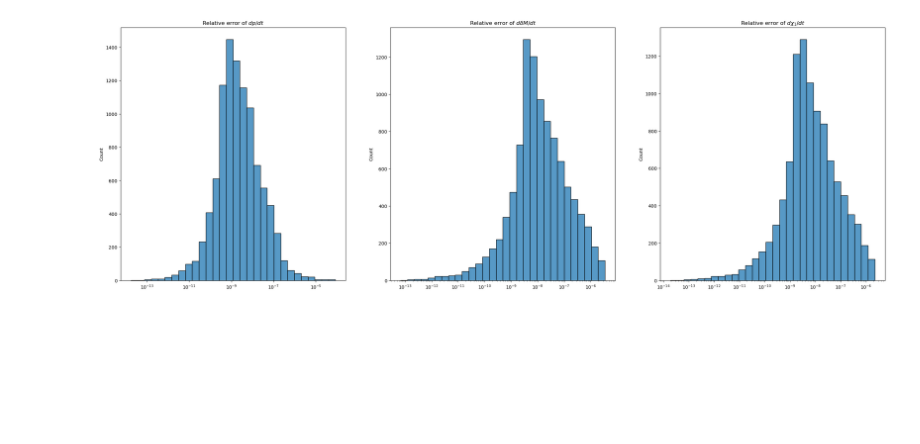
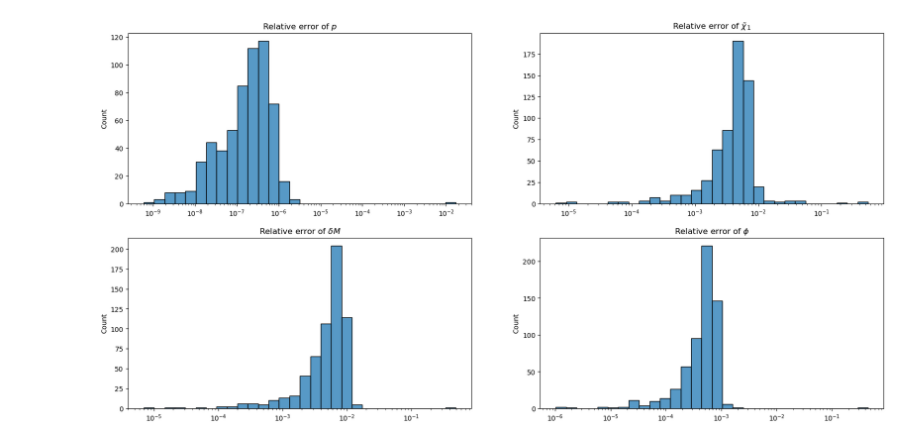
Before and after one commit to joshbmat/Few_1PAT1R_Scripts, a Jupyter notebook: validation/TrajectoryValidation/ODE.ipynb, the cells around one changed output. Cells and saved outputs as stored; diff of their text form; code cells hidden in the pictures; blank space fills up the shorter version.

```diff
--- a/validation/TrajectoryValidation/ODE.ipynb
+++ b/validation/TrajectoryValidation/ODE.ipynb
@@ -6,0 +26,10 @@ The autoreload extension is already loaded. To reload it, use:
+# %%
+ode_values = []
+for i in range(N_TESTS):
+    ode.add_fixed_parameters(m1[i], m2[i], chi1[i], [chi2[i]])
+    ode_values.append(ode.evaluate_rhs([p[i], 0.0, 1.0, 0.0, 0.0, 0.0, deltaM[i], 0.0]))
+ode_values = np.array(ode_values)
+
+Fp_RelativeError = np.abs(1 - nu*ode_values[:,0]/Fp_WaSABI)
+FdeltaM_RelativeError = np.abs(1 - nu*ode_values[:,-2]/FdeltaM_WaSABI)
+Fchit1_RelativeError = np.abs(1 - nu*ode_values[:,-1]/Fchit1_WaSABI)
@@ -37,13 +113,21 @@ Fchit1_RelativeError = np.abs(1 - nu*ode_values[:,-1]/Fchit1_WaSABI)
+# %%
+p_RelativeError = np.abs((p_FEW - p_WaSABI) / p_WaSABI)
+deltaM_RelativeError = np.abs((deltaM_FEW - deltaM_WaSABI) / deltaM_WaSABI)
+chit1_RelativeError = np.abs((deltachit1_FEW - deltachit1_WaSABI) / deltachit1_WaSABI)
+phi_RelativeError = np.abs((phi_FEW - phi_WaSABI) / phi_WaSABI)
+phi_AbsoluteError = np.abs(phi_FEW - phi_WaSABI)
 # %%
-fig, axs = plt.subplots(1,3,figsize=(30,10))
+fig, axs = plt.subplots(2,2,figsize=(20,10))
 
-sns.histplot(Fp_RelativeError, bins=30, log_scale=True, ax=axs[0])
-axs[0].set(title=rf'Relative error of $dp/dt$')
-sns.histplot(FdeltaM_RelativeError, bins=30, log_scale=True, ax=axs[1])
-axs[1].set(title=rf'Relative error of $d\delta M/dt$')
-sns.histplot(Fchit1_RelativeError, bins=30, log_scale=True, ax=axs[2])
-axs[2].set(title=rf'Relative error of $d\chi_1/dt$')
+sns.histplot(p_RelativeError, bins=30, log_scale=True, ax=axs[0, 0])
+axs[0, 0].set(title=rf'Relative error of $p$')
+sns.histplot(deltaM_RelativeError, bins=30, log_scale=True, ax=axs[1, 0])
+axs[1, 0].set(title=rf'Relative error of $\delta M$')
+sns.histplot(chit1_RelativeError, bins=30, log_scale=True, ax=axs[0, 1])
+axs[0, 1].set(title=rf'Relative error of $\tilde\chi_1$')
+sns.histplot(phi_RelativeError, bins=30, log_scale=True, ax=axs[1, 1])
+axs[1, 1].set(title=rf'Relative error of $\phi$')
 
 plt.show()
 # %% [output]
-[figure, old version]
+[figure, new version]
```
Also changed, not shown: parts of 20 cells of this notebook, 3 other files.
